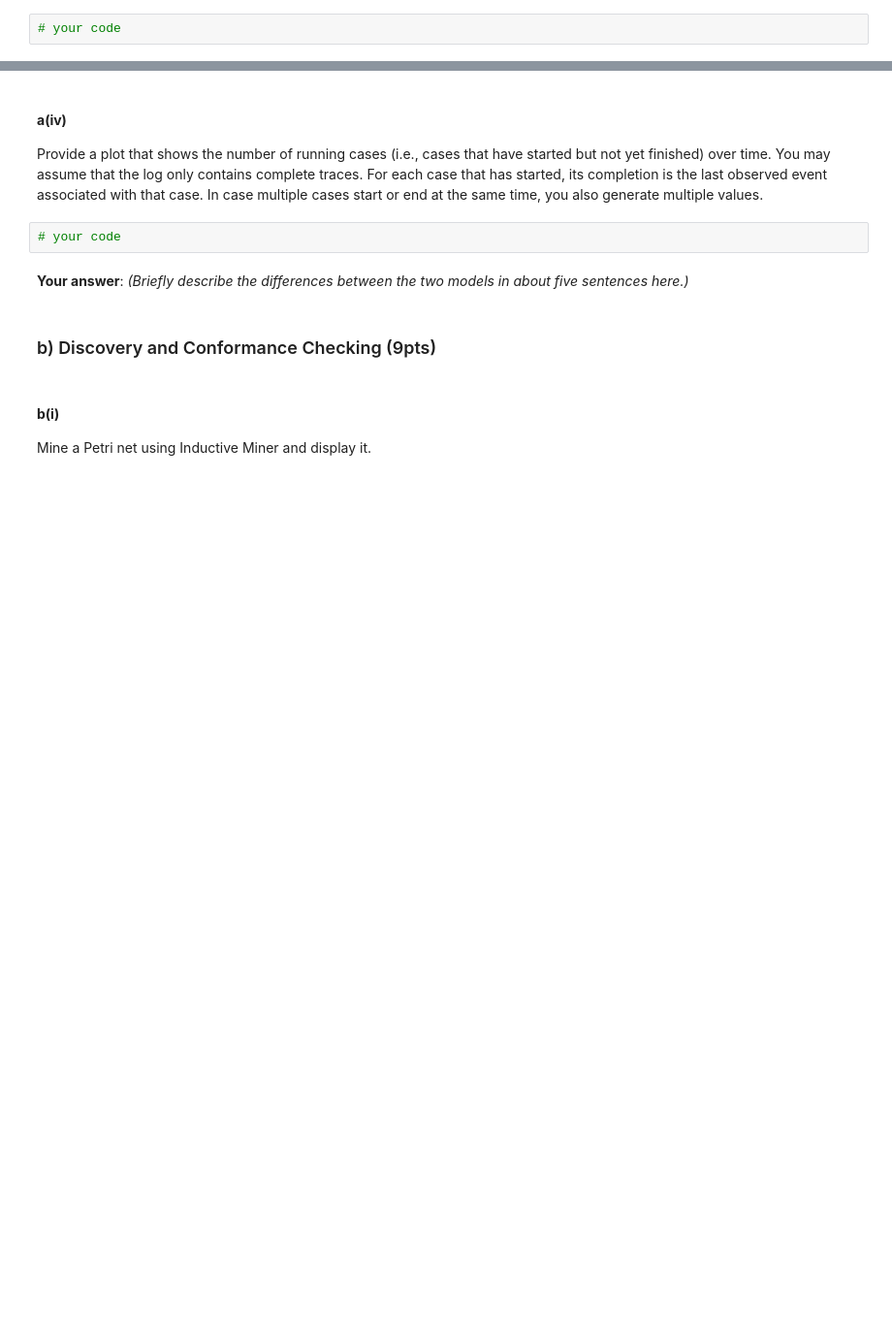
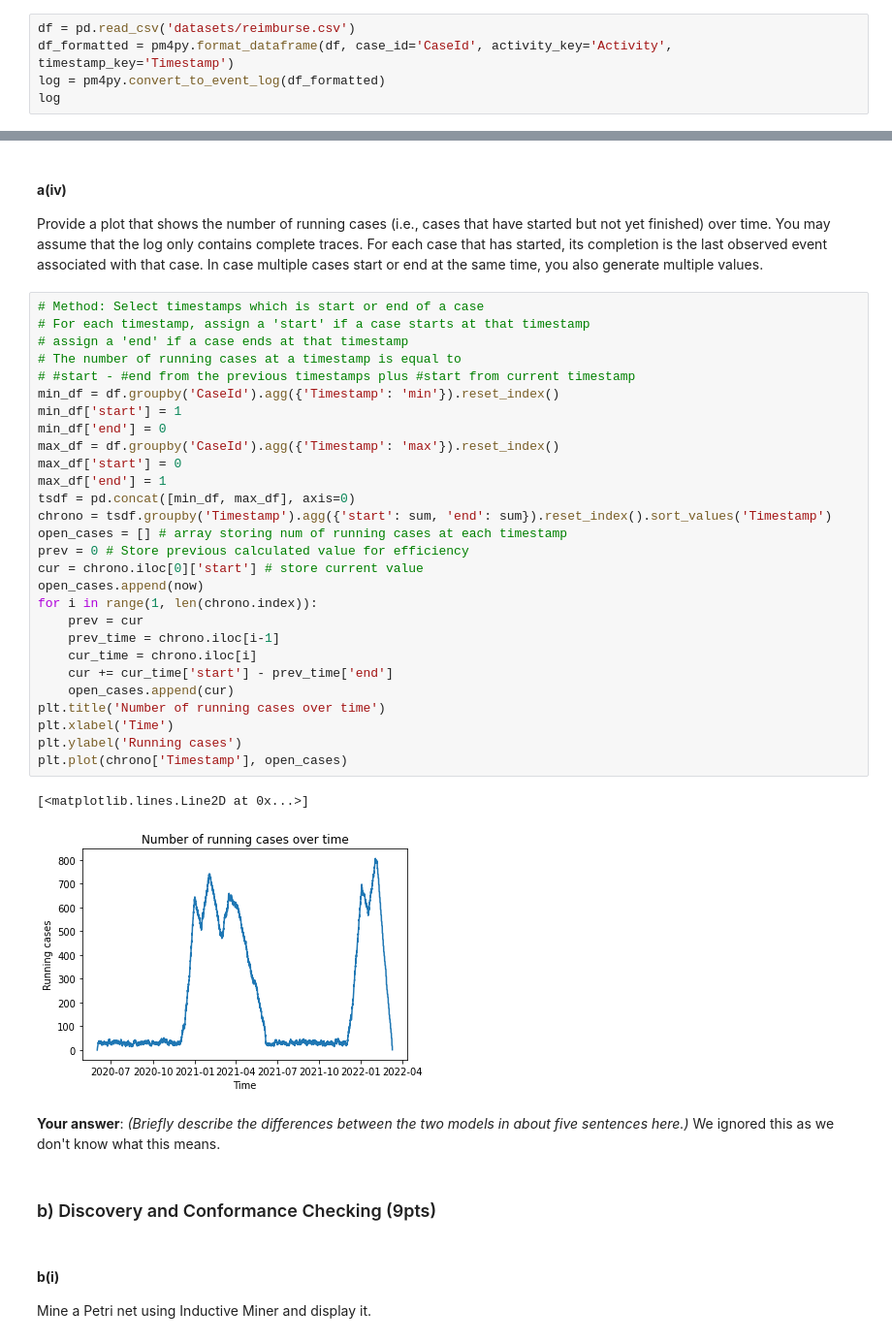
Before and after one commit to mnghiap/ids22, a Jupyter notebook: assignment2/assignment2.ipynb, the cells around one changed output, grey strips where cells are left out. Shown: that part at 97% size. Drawn from its saved outputs; the diff is of its cells as text; blank space fills up the shorter version.

```diff
--- a/assignment2/assignment2.ipynb
+++ b/assignment2/assignment2.ipynb
@@ -1033,4 +1033,7 @@ Load the data **reimburse.csv** and create a PM4Py event log. In doing so, use t
  - *Case* is the case ID
  - *Timestamp* is the timestamp
 # %%
-# your code
+df = pd.read_csv('datasets/reimburse.csv')
+df_formatted = pm4py.format_dataframe(df, case_id='CaseId', activity_key='Activity', timestamp_key='Timestamp')
+log = pm4py.convert_to_event_log(df_formatted)
+log
@@ -1059,9 +1101,38 @@ In process mining, multiple events that have the same timestamp can cause proble
 #### **a(iv)**
 Provide a plot that shows the number of running cases (i.e., cases that have started but not yet finished) over time. You may assume that the log only contains complete traces. For each case that has started, its completion is the last observed event associated with that case. In case multiple cases start or end at the same time, you also generate multiple values.
 # %%
-# your code
+# Method: Select timestamps which is start or end of a case
+# For each timestamp, assign a 'start' if a case starts at that timestamp
+# assign a 'end' if a case ends at that timestamp
+# The number of running cases at a timestamp is equal to
+# #start - #end from the previous timestamps plus #start from current timestamp
+min_df = df.groupby('CaseId').agg({'Timestamp': 'min'}).reset_index()
+min_df['start'] = 1
+min_df['end'] = 0
+max_df = df.groupby('CaseId').agg({'Timestamp': 'max'}).reset_index()
+max_df['start'] = 0
+max_df['end'] = 1
+tsdf = pd.concat([min_df, max_df], axis=0)
+chrono = tsdf.groupby('Timestamp').agg({'start': sum, 'end': sum}).reset_index().sort_values('Timestamp')
+open_cases = [] # array storing num of running cases at each timestamp
+prev = 0 # Store previous calculated value for efficiency
+cur = chrono.iloc[0]['start'] # store current value
+open_cases.append(now)
+for i in range(1, len(chrono.index)):
+    prev = cur
+    prev_time = chrono.iloc[i-1]
+    cur_time = chrono.iloc[i]
+    cur += cur_time['start'] - prev_time['end']
+    open_cases.append(cur)
+plt.title('Number of running cases over time')
+plt.xlabel('Time')
+plt.ylabel('Running cases')
+plt.plot(chrono['Timestamp'], open_cases)
+# %% [output]
+[<matplotlib.lines.Line2D at 0x...>]
+[figure, added]
 # %% [markdown]
-**Your answer**: *(Briefly describe the differences between the two models in about five sentences here.)*
+**Your answer**: *(Briefly describe the differences between the two models in about five sentences here.)* We ignored this as we don't know what this means.
 # %% [markdown]
 ### b) Discovery and Conformance Checking (9pts)
 # %% [markdown]
```
Also changed, not shown: parts of 30 cells of this notebook.
